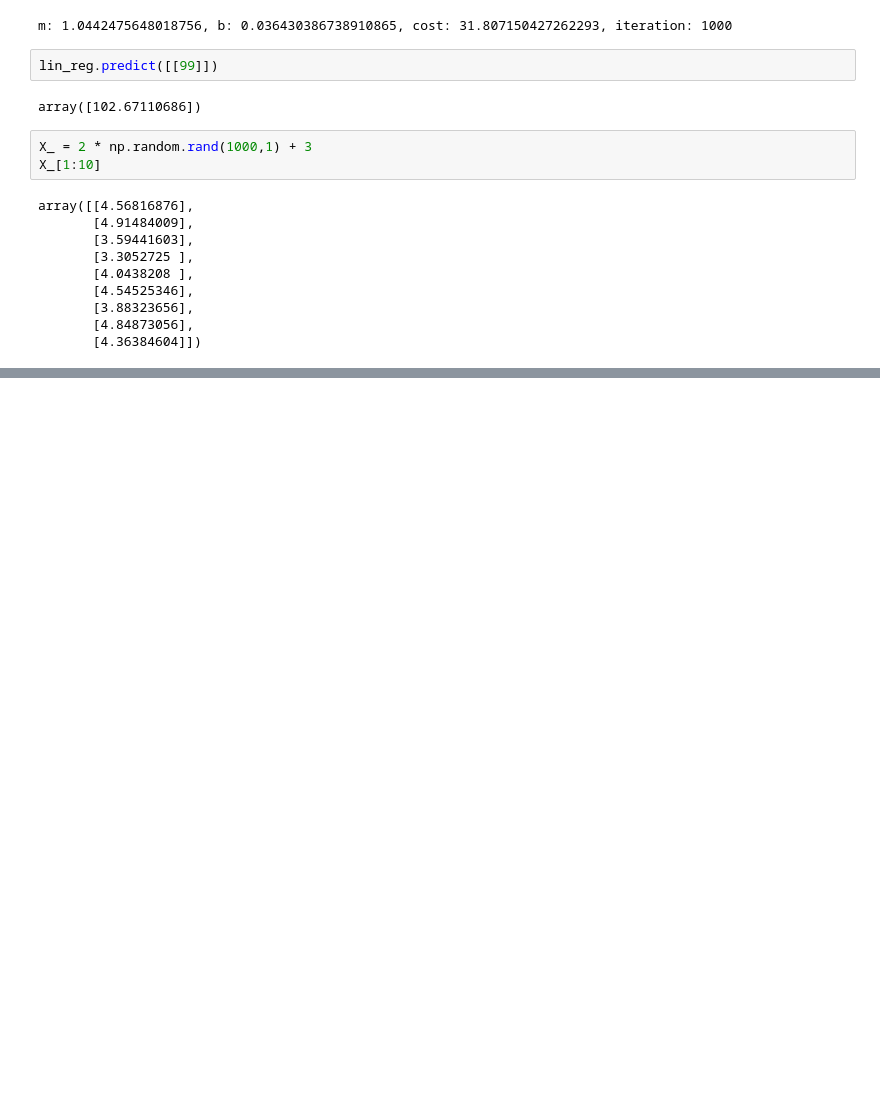
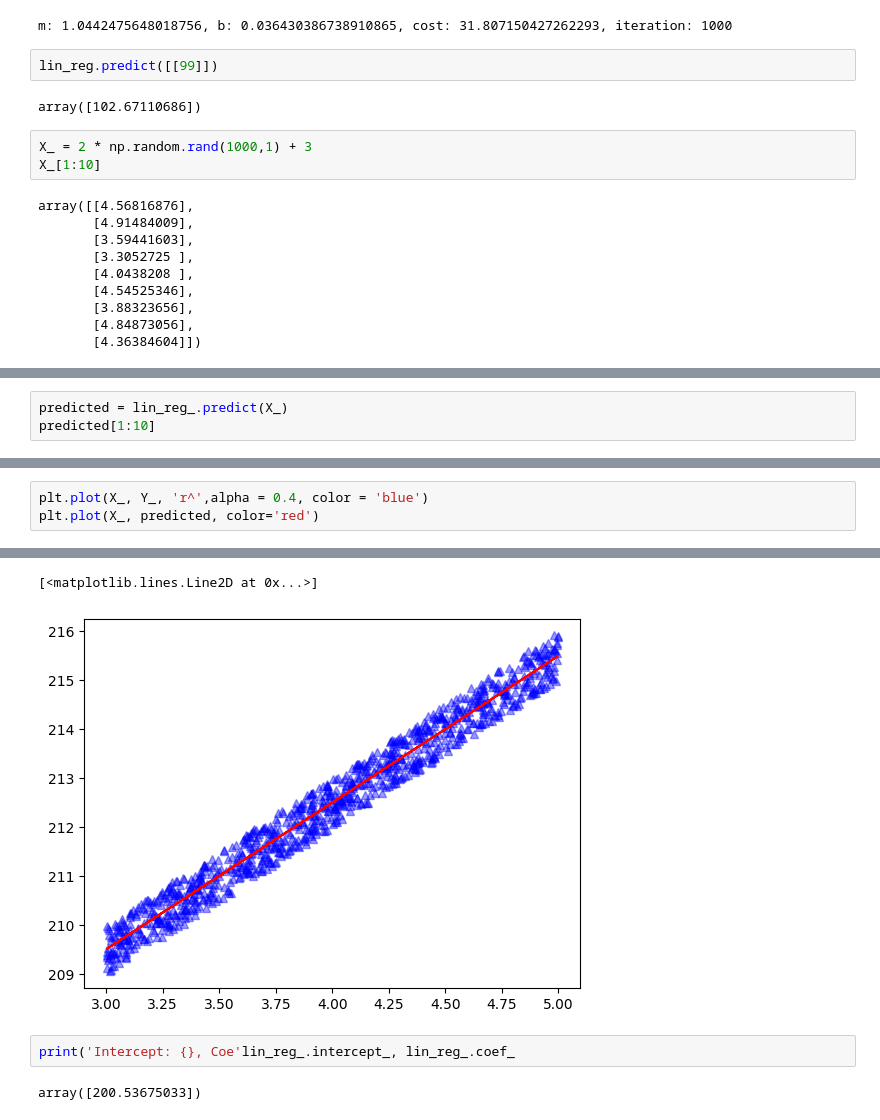
Before and after one commit to danishansari09/Algorithms, a Jupyter notebook: Cost_Function.ipynb, the cells around one changed output, grey strips where cells are left out. Drawn from its saved outputs; the diff is of its cells as text; blank space fills up the shorter version.

```diff
--- a/Cost_Function.ipynb
+++ b/Cost_Function.ipynb
@@ -137,0 +149,3 @@ Y_ = 200 + 4 * X_ + ab]
+# %%
+predicted = lin_reg_.predict(X_)
+predicted[1:10]
@@ -137,0 +162,4 @@ Y_ = 200 + 4 * X_ + ab]
+# %%
+plt.plot(X_, Y_, 'r^',alpha = 0.4, color = 'blue')
+plt.plot(X_, predicted, color='red')
+# %% [output]
@@ -137,0 +168,6 @@ Y_ = 200 + 4 * X_ + ab]
+[<matplotlib.lines.Line2D at 0x...>]
+[figure, added]
+# %%
+print('Intercept: {}, Coe'lin_reg_.intercept_, lin_reg_.coef_
+# %% [output]
+array([200.53675033])
```
Also changed, not shown: parts of 7 cells of this notebook.
